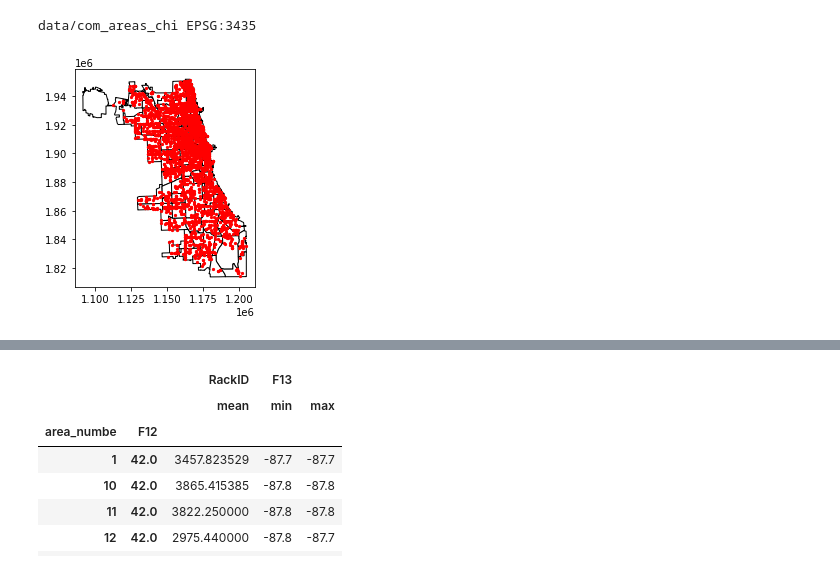
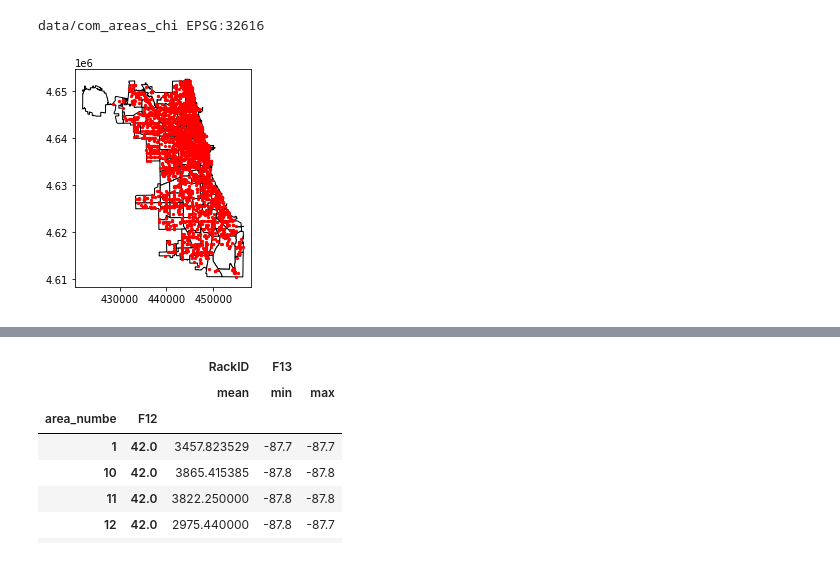
Before and after one commit to oabreu86/Time-Series-Forecasting_Urban_Heat_Islands, a Jupyter notebook: utils.ipynb, the cells around one changed output, grey strips where cells are left out. Saved outputs shown, nothing was run; the diff lists cells and outputs as text; code cells hidden in the pictures.

```diff
--- a/utils.ipynb
+++ b/utils.ipynb
@@ -28,22 +28,22 @@ def read_spatial(path, espg_code):
     return file
 # %%
 #GET TOY TEST DATA:
-com_areas = read_spatial("data/com_areas_chi")
+com_areas = read_spatial("data/com_areas_chi", "32616")
 bike_rack_points = pd.read_csv('data/Bike_Racks.csv')
 bike_rack_points = bike_rack_points.rename(columns = {"LOCATION":"geometry"})
 bike_racks = gpd.GeoDataFrame(
     bike_rack_points, geometry=gpd.points_from_xy(bike_rack_points.Longitude,
                                                   bike_rack_points.Latitude),
     crs="EPSG:4326")
-bike_racks = bike_racks.to_crs("EPSG:3435")
+bike_racks = bike_racks.to_crs("EPSG:32616")
 bike_racks = bike_racks[["RackID", "Address", "F12", "F13", "geometry"]]
 bike_racks["F12"] = bike_racks["F12"].round(1)
 bike_racks["F13"] = bike_racks["F13"].round(1)
 base = com_areas.plot(color='white', edgecolor='black')
 bike_racks.plot(ax=base, marker='o', color='red', markersize=5);
 # %% [output]
-data/com_areas_chi EPSG:3435
+data/com_areas_chi EPSG:32616
-[figure, old version]
+[figure, new version]
 # %%
 def conduct_point_to_polygon(polygon_data, poly_unique_id, other_file):
     '''
```
Also changed, not shown: parts of 27 cells of this notebook.
